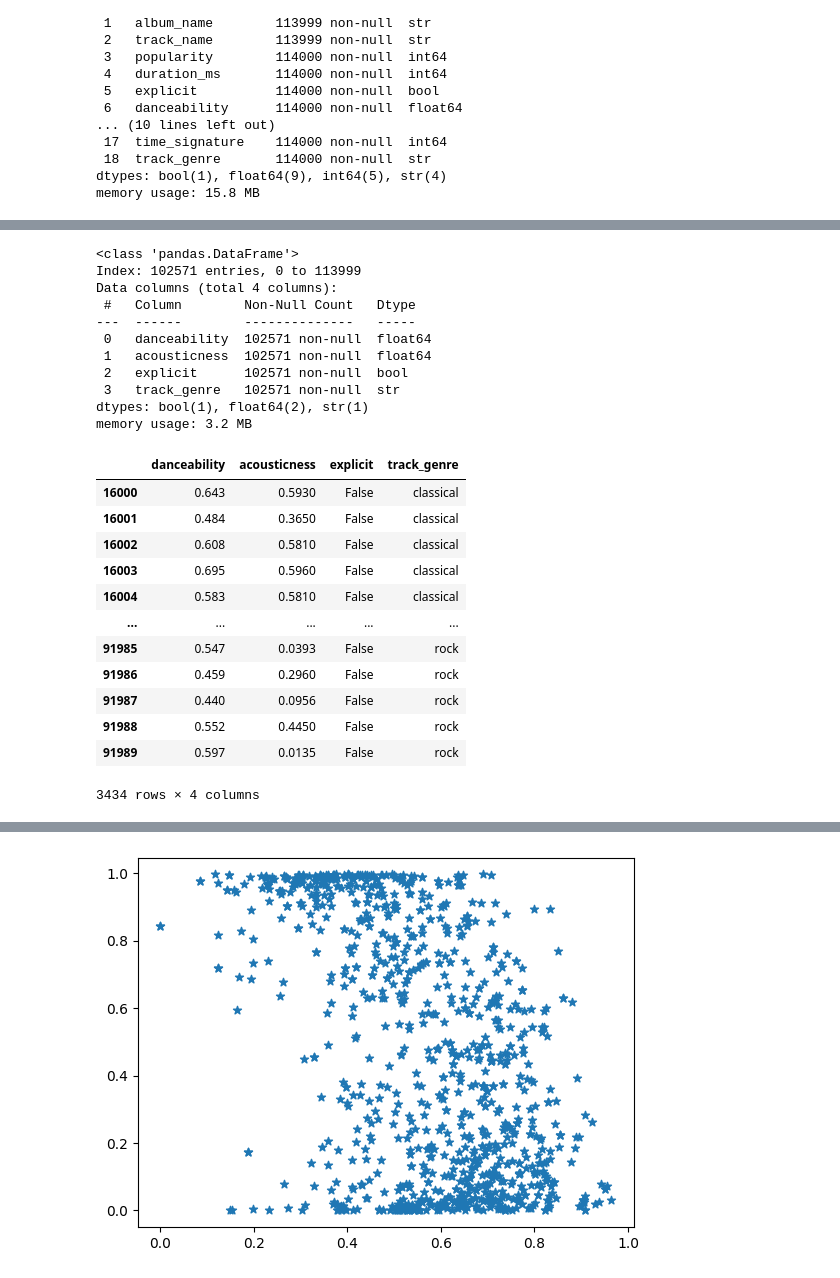
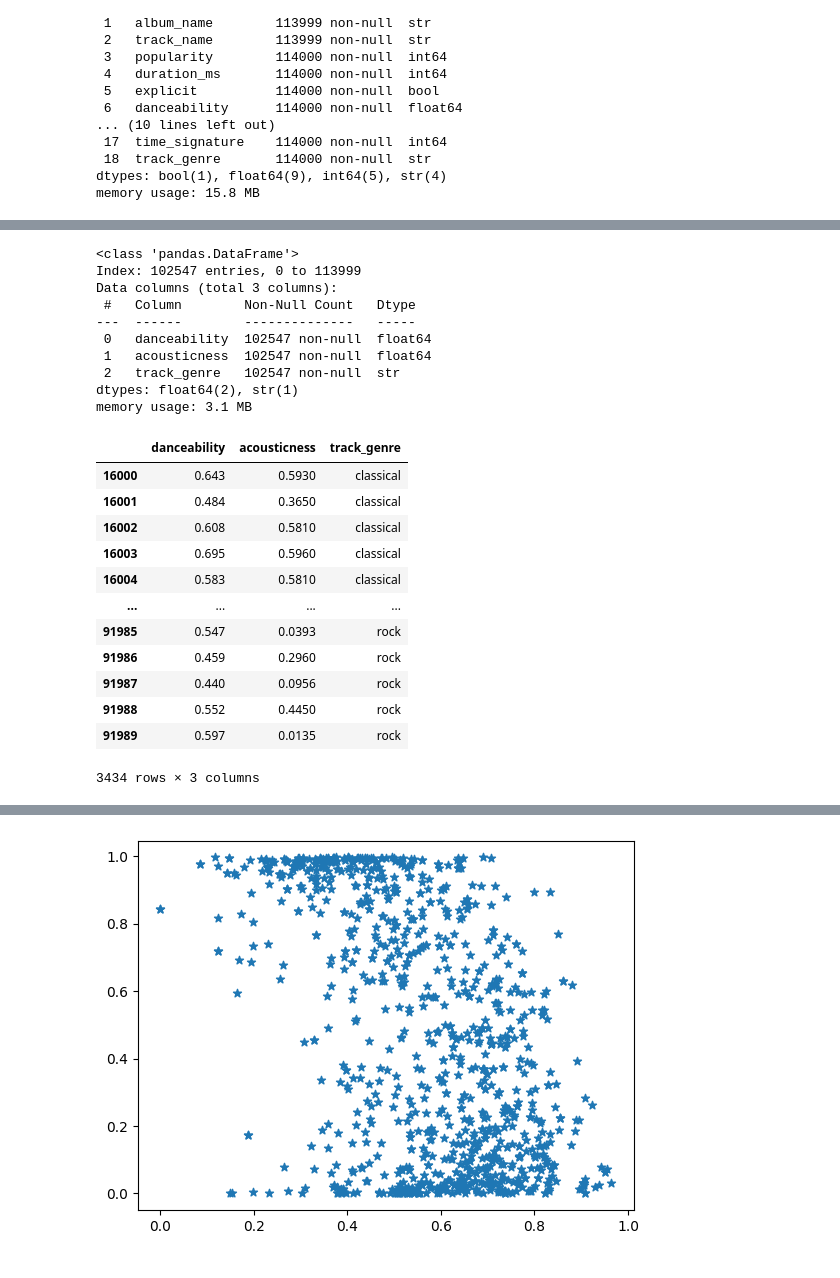
Before and after one commit to SamuAP19/StatsII_project, a Jupyter notebook: Project_StatsII.ipynb, the cells around one changed output, grey strips where cells are left out. Saved outputs shown, nothing was run; the diff lists cells and outputs as text; code cells hidden in the pictures.

```diff
--- a/Project_StatsII.ipynb
+++ b/Project_StatsII.ipynb
@@ -35,35 +42,34 @@ df.head()
 | 3 | Kina Grannis | Crazy Rich Asians (Original Motio... | Can't Help Falling In Love | 71 | 201933 | False | 0.266 | 0.0596 | 0 | ... |
 | 4 | Chord Overstreet | Hold On | Hold On | 82 | 198853 | False | 0.618 | 0.4430 | 2 | ... |
 # %%
-variables = ['danceability', 'acousticness', 'explicit', 'track_genre']
+variables = ['danceability', 'acousticness', 'track_genre']
 df_rawvar = df[variables]
 df_var = df_rawvar.dropna().drop_duplicates()
 df_var.info()
 genre = ['pop', 'rock', 'hip-hop', 'classical', 'jazz']
 df_var = df_var[df['track_genre'].isin(genre)]
 df_var
 # %% [output]
 <class 'pandas.DataFrame'>
-Index: 102571 entries, 0 to 113999
-Data columns (total 4 columns):
+Index: 102547 entries, 0 to 113999
+Data columns (total 3 columns):
  #   Column        Non-Null Count   Dtype
 ---  ------        --------------   -----
- 0   danceability  102571 non-null  float64
- 1   acousticness  102571 non-null  float64
- 2   explicit      102571 non-null  bool
- 3   track_genre   102571 non-null  str
-dtypes: bool(1), float64(2), str(1)
-memory usage: 3.2 MB
+ 0   danceability  102547 non-null  float64
+ 1   acousticness  102547 non-null  float64
+ 2   track_genre   102547 non-null  str
+dtypes: float64(2), str(1)
+memory usage: 3.1 MB
-|  | danceability | acousticness | explicit | track_genre |
-| 16000 | 0.643 | 0.5930 | False | classical |
-| 16001 | 0.484 | 0.3650 | False | classical |
-| 16002 | 0.608 | 0.5810 | False | classical |
-| 16003 | 0.695 | 0.5960 | False | classical |
-| 16004 | 0.583 | 0.5810 | False | classical |
-| ... | ... | ... | ... | ... |
-| 91985 | 0.547 | 0.0393 | False | rock |
-| 91986 | 0.459 | 0.2960 | False | rock |
-| 91987 | 0.440 | 0.0956 | False | rock |
-| 91988 | 0.552 | 0.4450 | False | rock |
-| 91989 | 0.597 | 0.0135 | False | rock |
+|  | danceability | acousticness | track_genre |
+| 16000 | 0.643 | 0.5930 | classical |
+| 16001 | 0.484 | 0.3650 | classical |
+| 16002 | 0.608 | 0.5810 | classical |
+| 16003 | 0.695 | 0.5960 | classical |
+| 16004 | 0.583 | 0.5810 | classical |
+| ... | ... | ... | ... |
+| 91985 | 0.547 | 0.0393 | rock |
+| 91986 | 0.459 | 0.2960 | rock |
+| 91987 | 0.440 | 0.0956 | rock |
+| 91988 | 0.552 | 0.4450 | rock |
+| 91989 | 0.597 | 0.0135 | rock |
-3434 rows × 4 columns
+3434 rows × 3 columns
```
Also changed, not shown: parts of 33 cells of this notebook.
